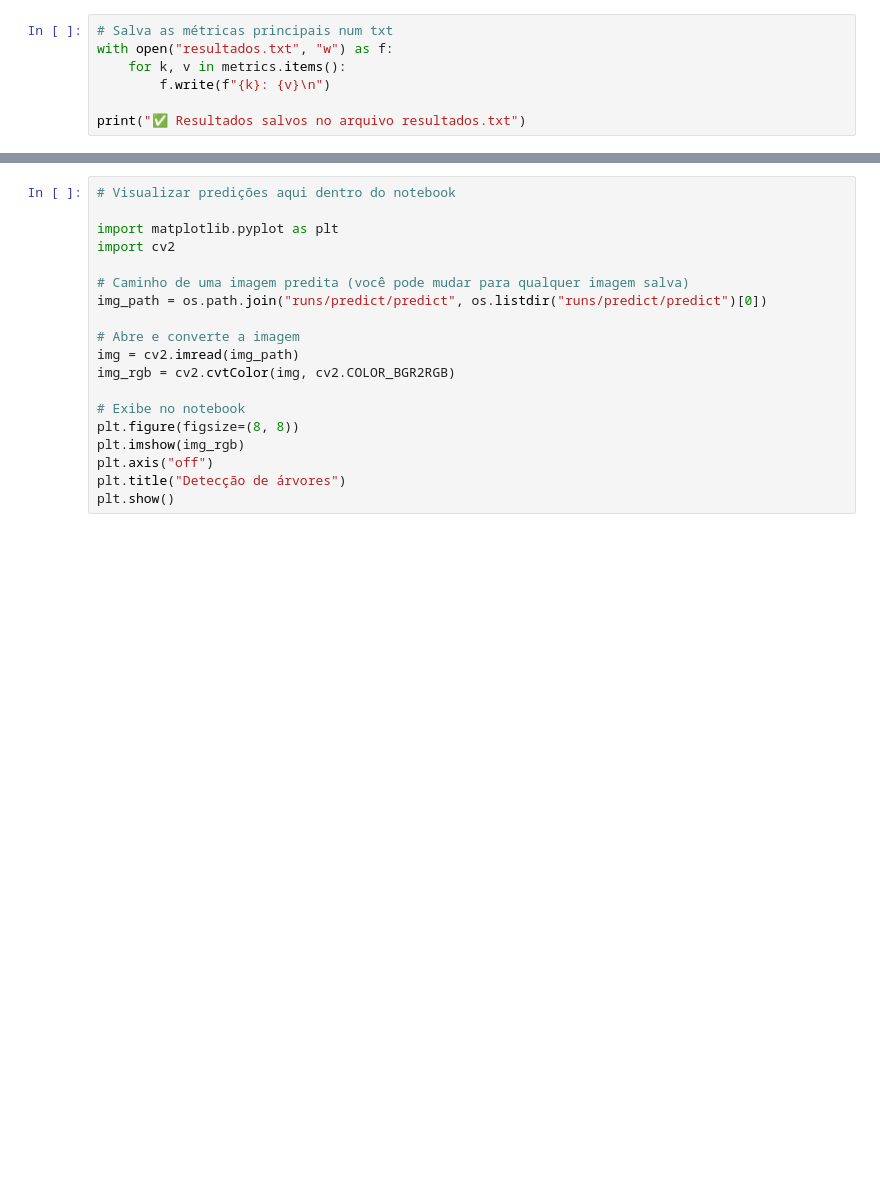
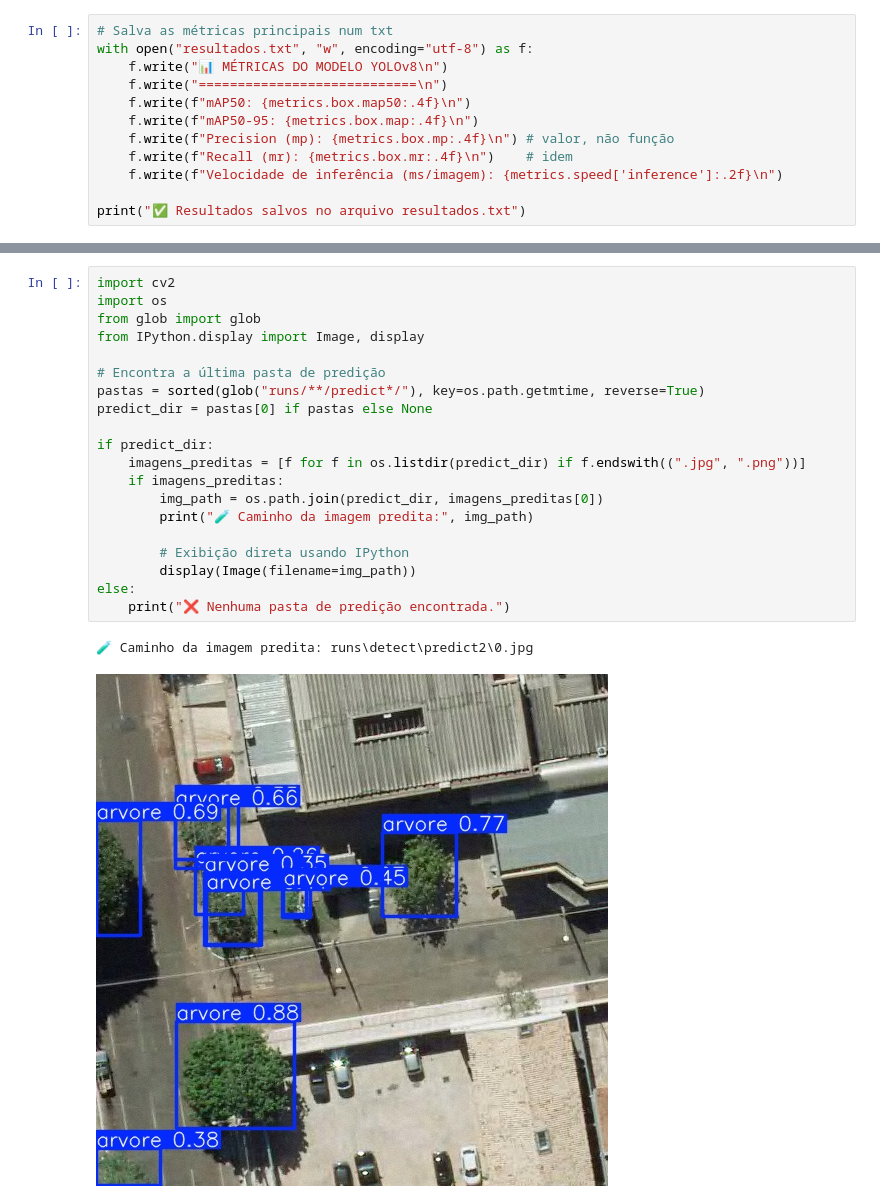
Before and after one commit to The-Jonas/Projeto_2_IIA, a Jupyter notebook: notebook.ipynb, the cells around one changed output, grey strips where cells are left out. Saved outputs shown, nothing was run; the diff lists cells and outputs as text; blank space fills up the shorter version.

Commit message:
Alterações no notebook

```diff
--- a/notebook.ipynb
+++ b/notebook.ipynb
@@ -63,7 +117,12 @@ metrics
 # %%
 # Salva as métricas principais num txt
-with open("resultados.txt", "w") as f:
-    for k, v in metrics.items():
-        f.write(f"{k}: {v}\n")
+with open("resultados.txt", "w", encoding="utf-8") as f:
+    f.write("📊 MÉTRICAS DO MODELO YOLOv8\n")
+    f.write("============================\n")
+    f.write(f"mAP50: {metrics.box.map50:.4f}\n")
+    f.write(f"mAP50-95: {metrics.box.map:.4f}\n")
+    f.write(f"Precision (mp): {metrics.box.mp:.4f}\n") # valor, não função
+    f.write(f"Recall (mr): {metrics.box.mr:.4f}\n")    # idem
+    f.write(f"Velocidade de inferência (ms/imagem): {metrics.speed['inference']:.2f}\n")
 
 print("✅ Resultados salvos no arquivo resultados.txt")
@@ -82,19 +183,23 @@ model.predict(
 # %%
-# Visualizar predições aqui dentro do notebook
+import cv2
+import os
+from glob import glob
+from IPython.display import Image, display
 
-import matplotlib.pyplot as plt
-import cv2
+# Encontra a última pasta de predição
+pastas = sorted(glob("runs/**/predict*/"), key=os.path.getmtime, reverse=True)
+predict_dir = pastas[0] if pastas else None
 
-# Caminho de uma imagem predita (você pode mudar para qualquer imagem salva)
-img_path = os.path.join("runs/predict/predict", os.listdir("runs/predict/predict")[0])
+if predict_dir:
+    imagens_preditas = [f for f in os.listdir(predict_dir) if f.endswith((".jpg", ".png"))]
+    if imagens_preditas:
+        img_path = os.path.join(predict_dir, imagens_preditas[0])
+        print("🧪 Caminho da imagem predita:", img_path)
 
-# Abre e converte a imagem
-img = cv2.imread(img_path)
-img_rgb = cv2.cvtColor(img, cv2.COLOR_BGR2RGB)
-
-# Exibe no notebook
-plt.figure(figsize=(8, 8))
-plt.imshow(img_rgb)
-plt.axis("off")
-plt.title("Detecção de árvores")
-plt.show()
+        # Exibição direta usando IPython
+        display(Image(filename=img_path))
+else:
+    print("❌ Nenhuma pasta de predição encontrada.")
+# %% [output]
+🧪 Caminho da imagem predita: runs\detect\predict2\0.jpg
+[figure, added]
```
Also changed, not shown: parts of 8 cells of this notebook.
